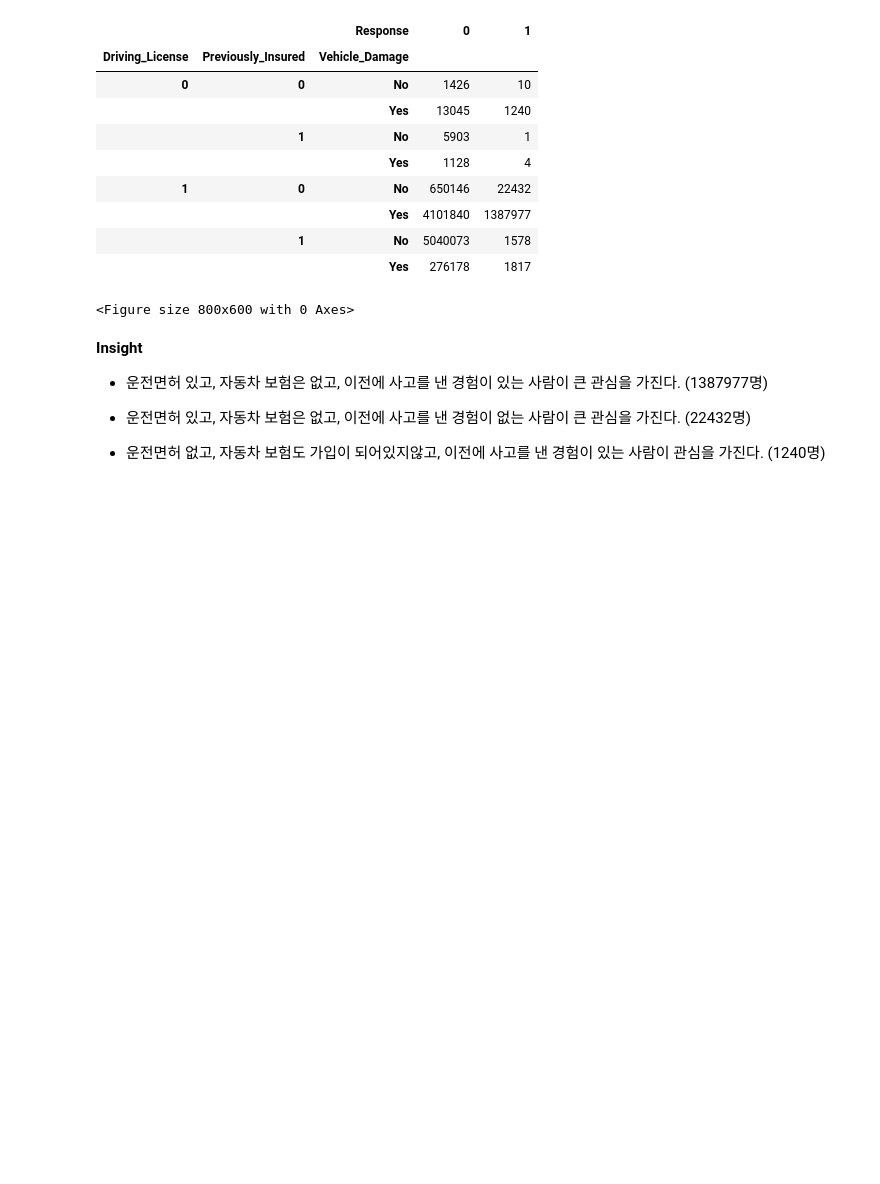
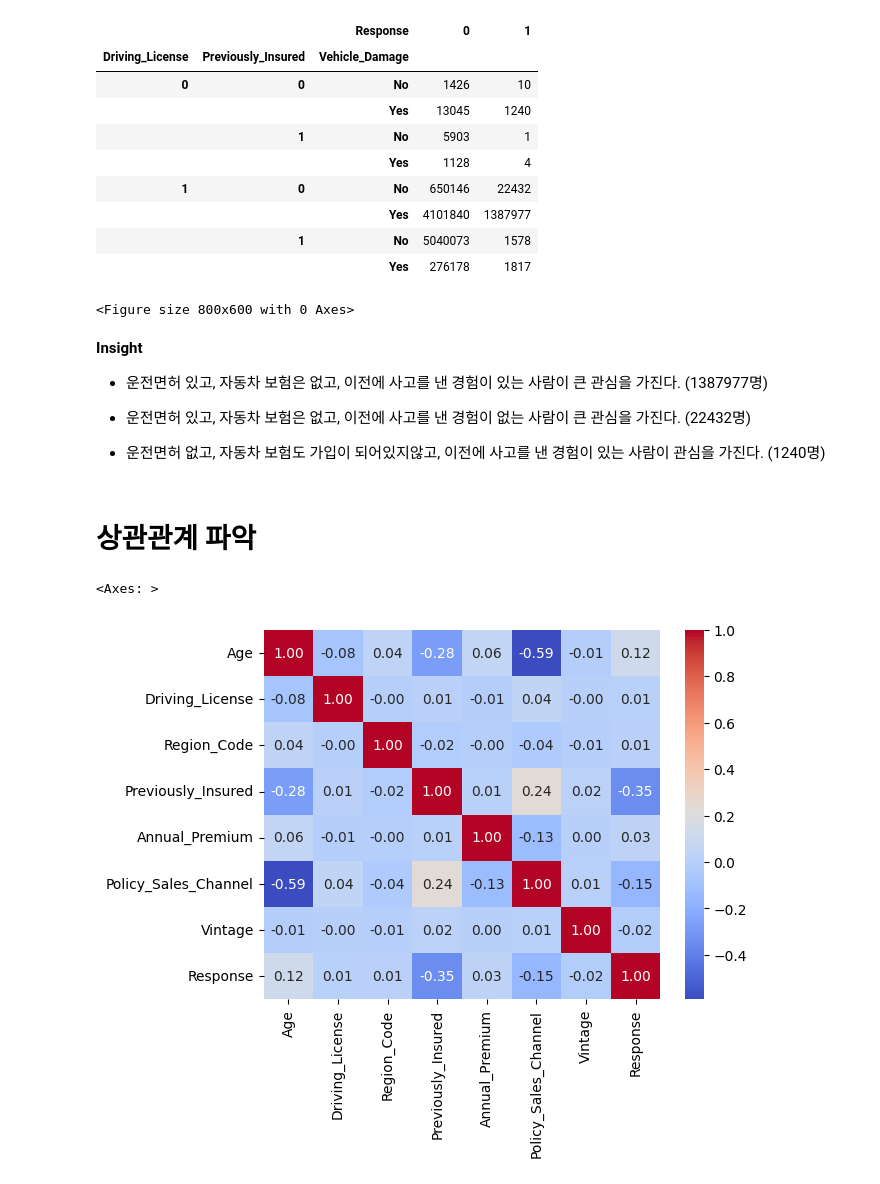
Before and after one commit to kissthedata/project, a Jupyter notebook: health insurance/analysis.ipynb, the cells around one changed output. Drawn from its saved outputs; the diff is of its cells as text; code cells hidden in the pictures; blank space fills up the shorter version.

```diff
--- a/health insurance/analysis.ipynb
+++ b/health insurance/analysis.ipynb
@@ -211,3 +211,10 @@ pd.crosstab([train['Driving_License'], train['Previously_Insured'], train['Vehic
 - 운전면허 있고, 자동차 보험은 없고, 이전에 사고를 낸 경험이 없는 사람이 큰 관심을 가진다. (22432명)
 
 - 운전면허 없고, 자동차 보험도 가입이 되어있지않고, 이전에 사고를 낸 경험이 있는 사람이 관심을 가진다. (1240명)
+# %% [markdown]
+# 상관관계 파악
+# %%
+sns.heatmap(train[num_cols].corr(), annot=True, fmt=".2f", cmap='coolwarm')
+# %% [output]
+<Axes: >
+[figure, added]
```
Also changed, not shown: parts of 4 cells of this notebook.
